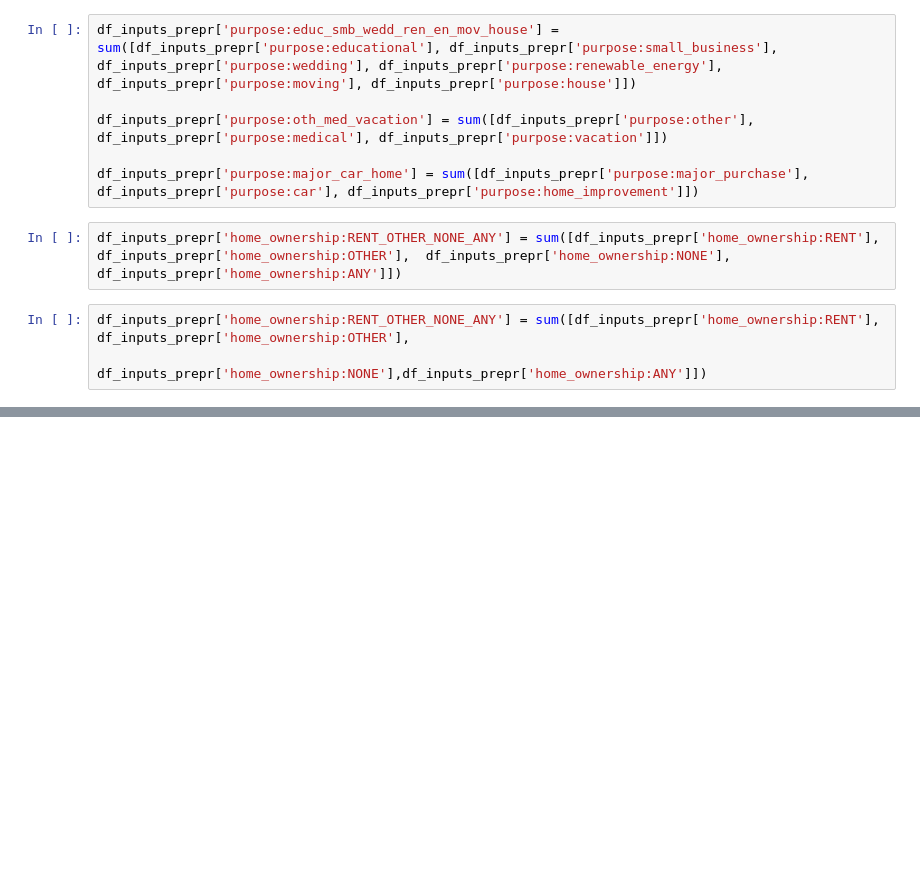
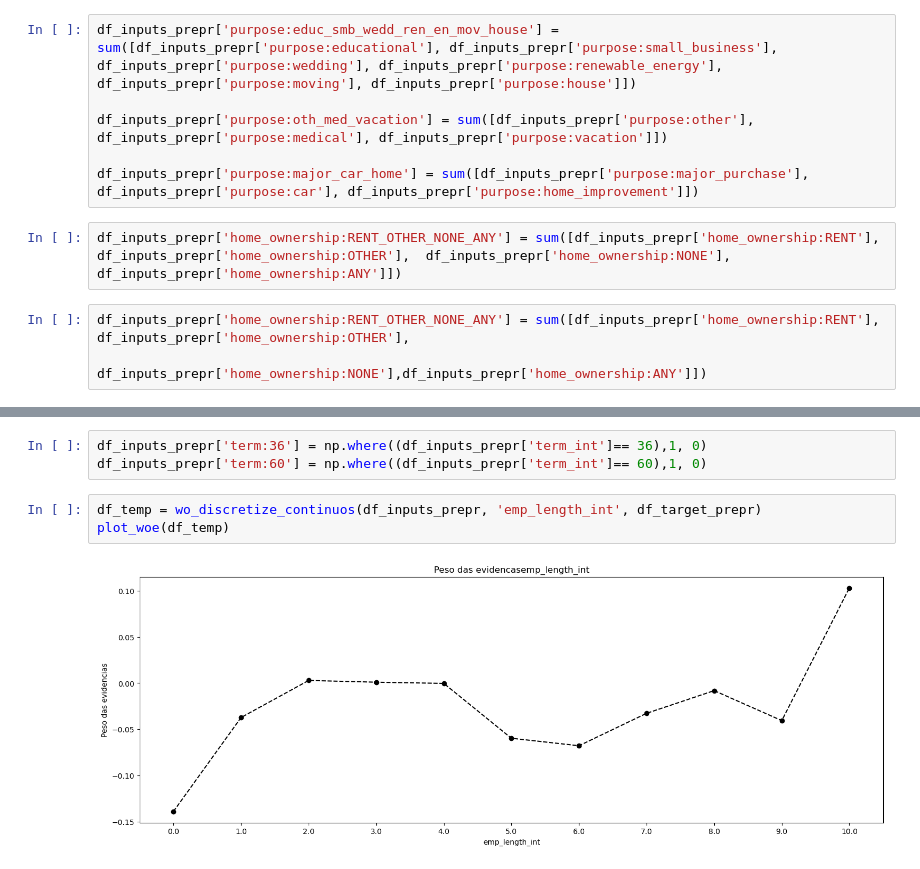
Before and after one commit to vinifranco48/credit_risk, a Jupyter notebook: notebooks/preprocessing.ipynb, the cells around one changed output, grey strips where cells are left out. Saved outputs shown, nothing was run; the diff lists cells and outputs as text; blank space fills up the shorter version.

```diff
--- a/notebooks/preprocessing.ipynb
+++ b/notebooks/preprocessing.ipynb
@@ -254,0 +293,8 @@ df_inputs_prepr['home_ownership:RENT_OTHER_NONE_ANY'] = sum([df_inputs_prepr['ho
+# %%
+df_inputs_prepr['term:36'] = np.where((df_inputs_prepr['term_int']== 36),1, 0)
+df_inputs_prepr['term:60'] = np.where((df_inputs_prepr['term_int']== 60),1, 0)
+# %%
+df_temp = wo_discretize_continuos(df_inputs_prepr, 'emp_length_int', df_target_prepr)
+plot_woe(df_temp)
+# %% [output]
+[figure, added]
```
Also changed, not shown: parts of 65 cells of this notebook.
